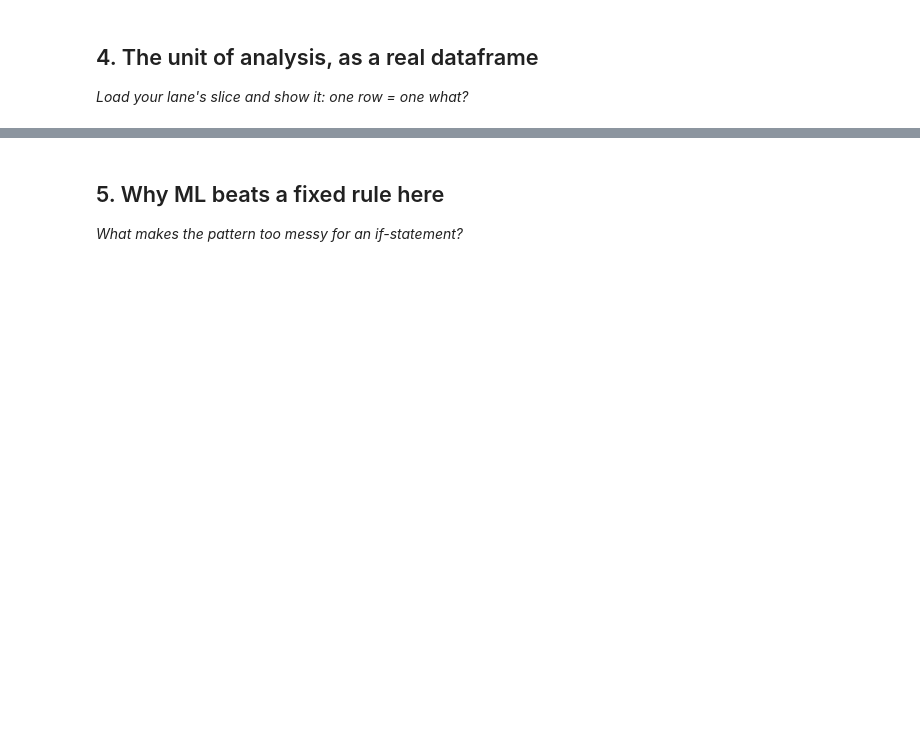
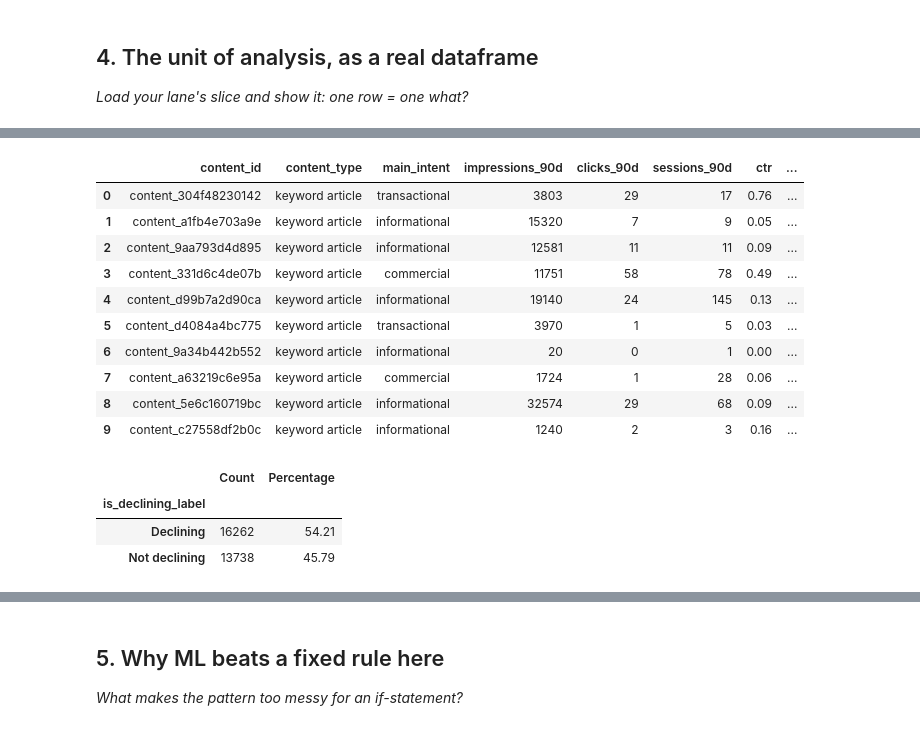
Before and after one commit to deetijasmitha/flyrank-ml-internship, a Jupyter notebook: work/notebooks/w02_ml_task_framing.ipynb, the cells around one changed output, grey strips where cells are left out. Cells and saved outputs as stored; diff of their text form; code cells hidden in the pictures; blank space fills up the shorter version.

```diff
--- a/work/notebooks/w02_ml_task_framing.ipynb
+++ b/work/notebooks/w02_ml_task_framing.ipynb
@@ -77,0 +84,49 @@ df.head()
+# %%
+display(
+    df[
+        [
+            "content_id",
+            "content_type",
+            "main_intent",
+            "impressions_90d",
+            "clicks_90d",
+            "sessions_90d",
+            "ctr",
+            "avg_position",
+            "engagement_rate",
+            "is_declining_label",
+        ]
+    ].head(10)
+)
+# %% [output]
+|  | content_id | content_type | main_intent | impressions_90d | clicks_90d | sessions_90d | ctr | ... |
+| 0 | content_304f48230142 | keyword article | transactional | 3803 | 29 | 17 | 0.76 | ... |
+| 1 | content_a1fb4e703a9e | keyword article | informational | 15320 | 7 | 9 | 0.05 | ... |
+| 2 | content_9aa793d4d895 | keyword article | informational | 12581 | 11 | 11 | 0.09 | ... |
+| 3 | content_331d6c4de07b | keyword article | commercial | 11751 | 58 | 78 | 0.49 | ... |
+| 4 | content_d99b7a2d90ca | keyword article | informational | 19140 | 24 | 145 | 0.13 | ... |
+| 5 | content_d4084a4bc775 | keyword article | transactional | 3970 | 1 | 5 | 0.03 | ... |
+| 6 | content_9a34b442b552 | keyword article | informational | 20 | 0 | 1 | 0.00 | ... |
+| 7 | content_a63219c6e95a | keyword article | commercial | 1724 | 1 | 28 | 0.06 | ... |
+| 8 | content_5e6c160719bc | keyword article | informational | 32574 | 29 | 68 | 0.09 | ... |
+| 9 | content_c27558df2b0c | keyword article | informational | 1240 | 2 | 3 | 0.16 | ... |
+# %%
+# Summary of the proxy target
+
+target_summary = (
+    df["is_declining_label"]
+    .value_counts()
+    .rename(index={0: "Not declining", 1: "Declining"})
+    .to_frame("Count")
+)
+
+target_summary["Percentage"] = (
+    target_summary["Count"] / len(df) * 100
+).round(2)
+
+target_summary
+# %% [output]
+|  | Count | Percentage |
+| is_declining_label |  |  |
+| Declining | 16262 | 54.21 |
+| Not declining | 13738 | 45.79 |
```
Also changed, not shown: parts of 10 cells of this notebook.
